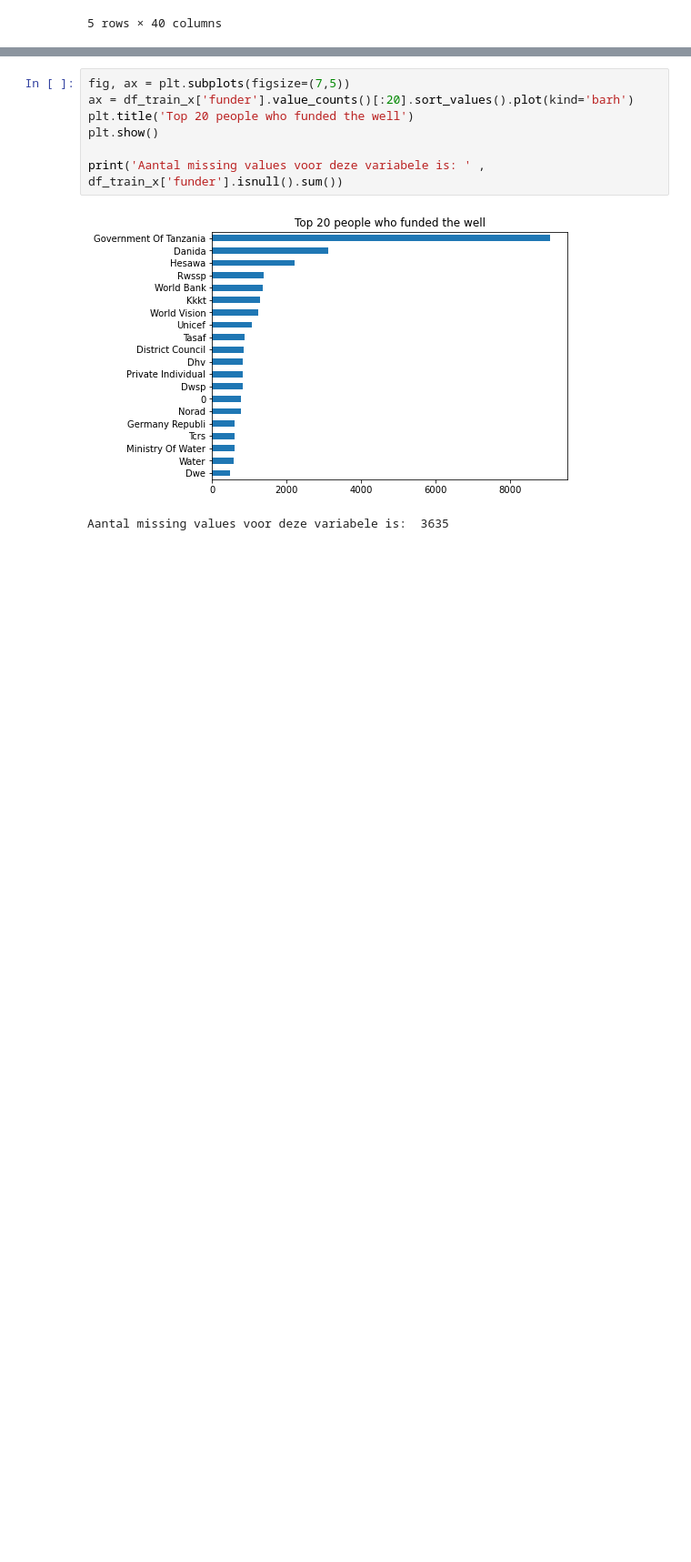
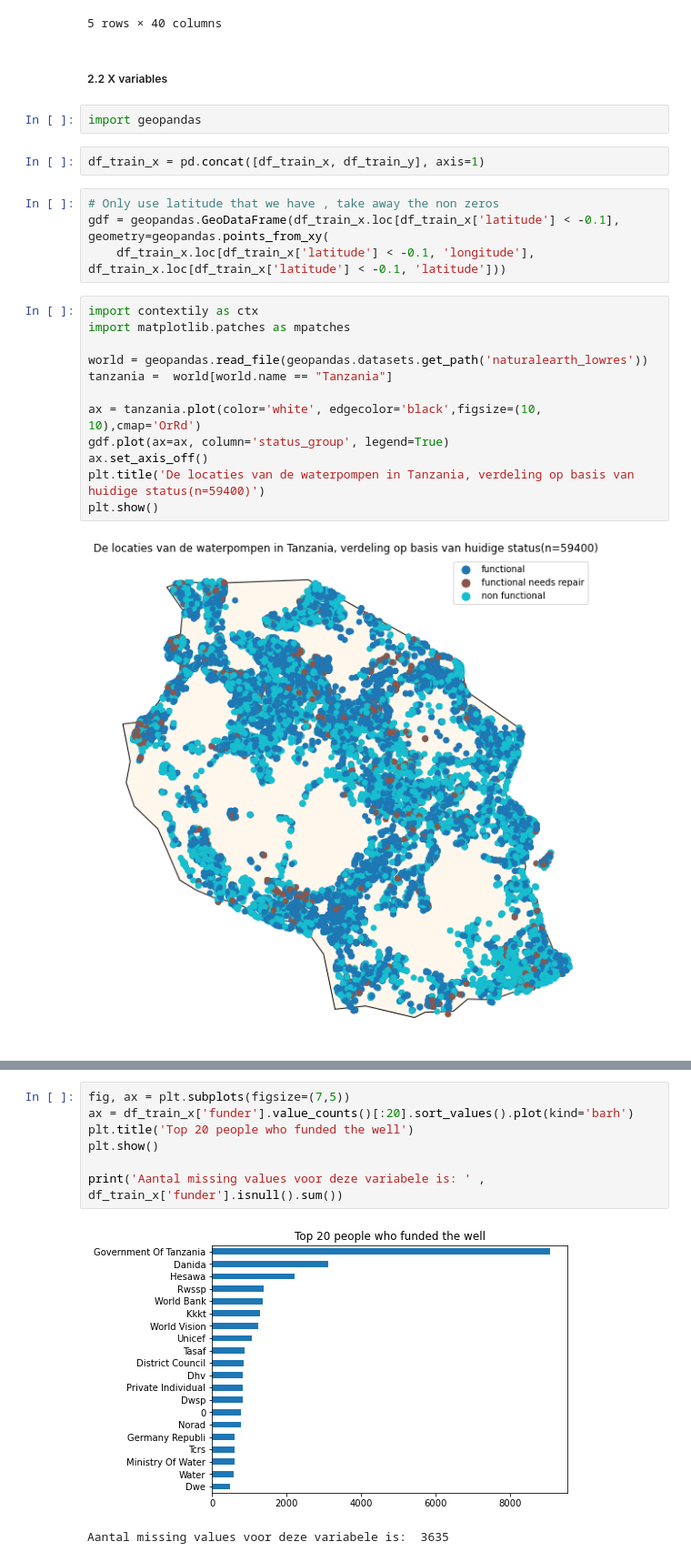
Before and after one commit to Nelleke20/notebook.pump-it-up, a Jupyter notebook: notebooks/1. Exploratory analysis.ipynb, the cells around one changed output, grey strips where cells are left out. Shown at 91% size. Cells and saved outputs as stored; diff of their text form; blank space fills up the shorter version.

```diff
--- a/notebooks/1. Exploratory analysis.ipynb
+++ b/notebooks/1. Exploratory analysis.ipynb
@@ -63,4 +76,28 @@ df_train_x.head()
 | 3 | 67743 | 0.0 | 2013-01-28 | Unicef | 263 | UNICEF | 38.486161 | -11.155298 | Zahanati Ya Nanyumbu | ... |
 | 4 | 19728 | 0.0 | 2011-07-13 | Action In A | 0 | Artisan | 31.130847 | -1.825359 | Shuleni | ... |
 5 rows × 40 columns
+# %% [markdown]
+##### 2.2 X variables
+# %%
+import geopandas
+# %%
+df_train_x = pd.concat([df_train_x, df_train_y], axis=1)
+# %%
+# Only use latitude that we have , take away the non zeros
+gdf = geopandas.GeoDataFrame(df_train_x.loc[df_train_x['latitude'] < -0.1], geometry=geopandas.points_from_xy(
+    df_train_x.loc[df_train_x['latitude'] < -0.1, 'longitude'], df_train_x.loc[df_train_x['latitude'] < -0.1, 'latitude']))
+# %%
+import contextily as ctx
+import matplotlib.patches as mpatches
+
+world = geopandas.read_file(geopandas.datasets.get_path('naturalearth_lowres'))
+tanzania =  world[world.name == "Tanzania"]
+
+ax = tanzania.plot(color='white', edgecolor='black',figsize=(10, 10),cmap='OrRd')
+gdf.plot(ax=ax, column='status_group', legend=True)
+ax.set_axis_off()
+plt.title('De locaties van de waterpompen in Tanzania, verdeling op basis van huidige status(n=59400)')
+plt.show()
+# %% [output]
+[figure, added]
 # %%
```
Also changed, not shown: parts of 18 cells of this notebook.
